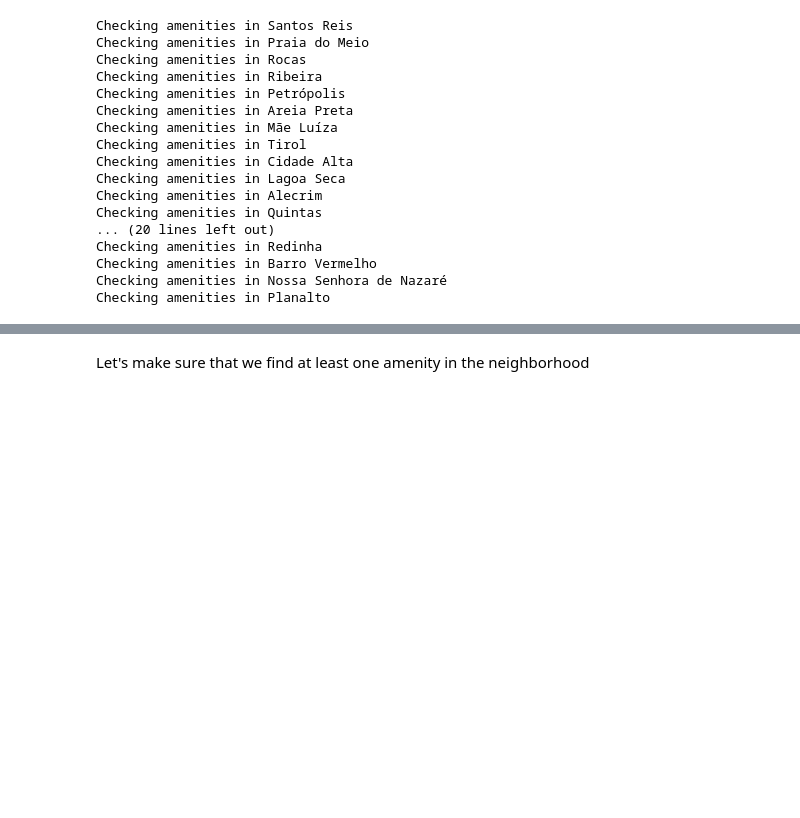
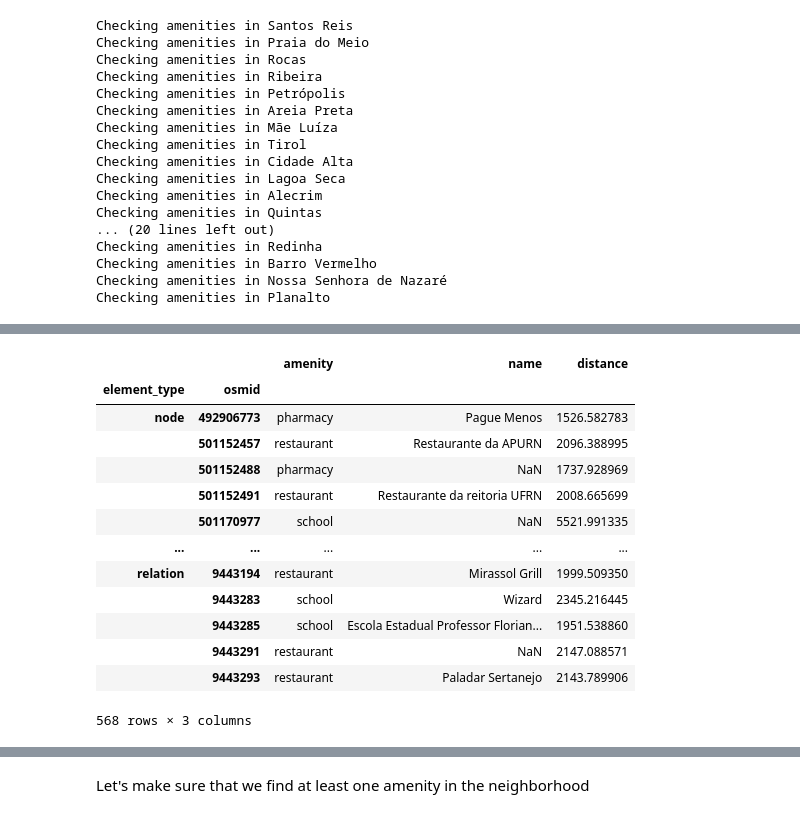
Before and after one commit to nymarya/fear-the-walking-distance, a Jupyter notebook: notebooks/1.0-ma-building-the-dataset.ipynb, the cells around one changed output, grey strips where cells are left out. Drawn from its saved outputs; the diff is of its cells as text; code cells hidden in the pictures; blank space fills up the shorter version.

```diff
--- a/notebooks/1.0-ma-building-the-dataset.ipynb
+++ b/notebooks/1.0-ma-building-the-dataset.ipynb
@@ -342 +321,18 @@ neighborhood_df.query('name == "Nordeste"')
+# %%
+all_pois['Lagoa Nova'][['amenity', 'name', 'distance']]
+# %% [output]
+|  |  | amenity | name | distance |
+| element_type | osmid |  |  |  |
+| node | 492906773 | pharmacy | Pague Menos | 1526.582783 |
+|  | 501152457 | restaurant | Restaurante da APURN | 2096.388995 |
+|  | 501152488 | pharmacy | NaN | 1737.928969 |
+|  | 501152491 | restaurant | Restaurante da reitoria UFRN | 2008.665699 |
+|  | 501170977 | school | NaN | 5521.991335 |
+| ... | ... | ... | ... | ... |
+| relation | 9443194 | restaurant | Mirassol Grill | 1999.509350 |
+|  | 9443283 | school | Wizard | 2345.216445 |
+|  | 9443285 | school | Escola Estadual Professor Florian... | 1951.538860 |
+|  | 9443291 | restaurant | NaN | 2147.088571 |
+|  | 9443293 | restaurant | Paladar Sertanejo | 2143.789906 |
+568 rows × 3 columns
 # %%
```
Also changed, not shown: parts of 15 cells of this notebook.
